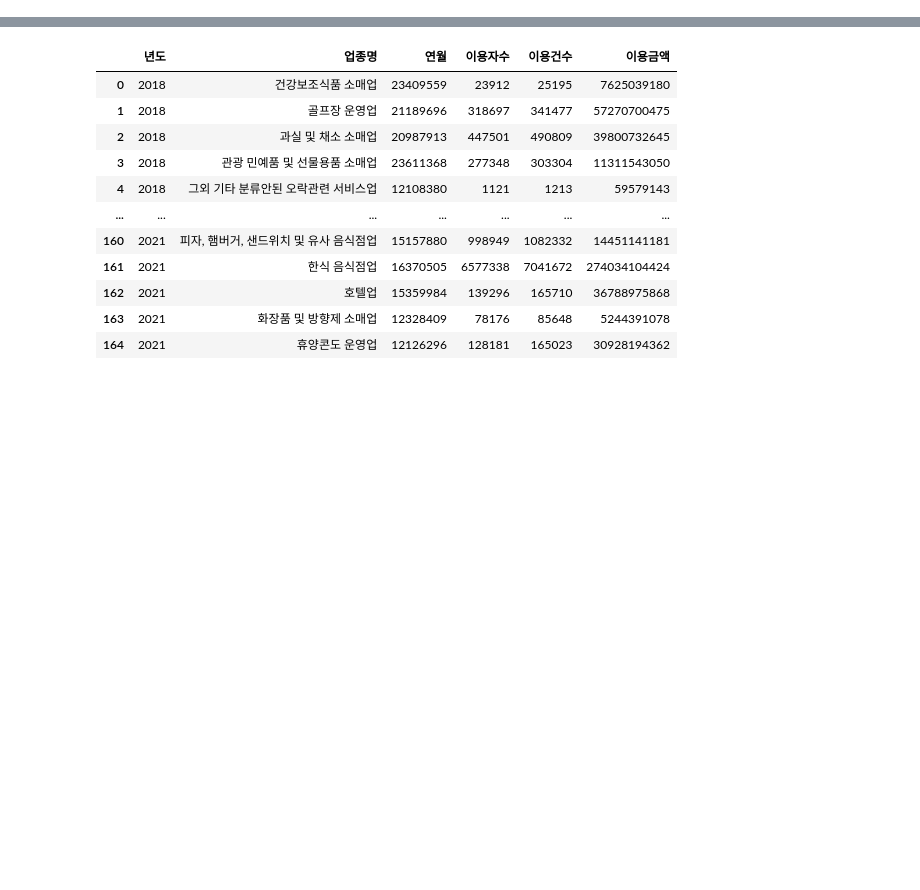
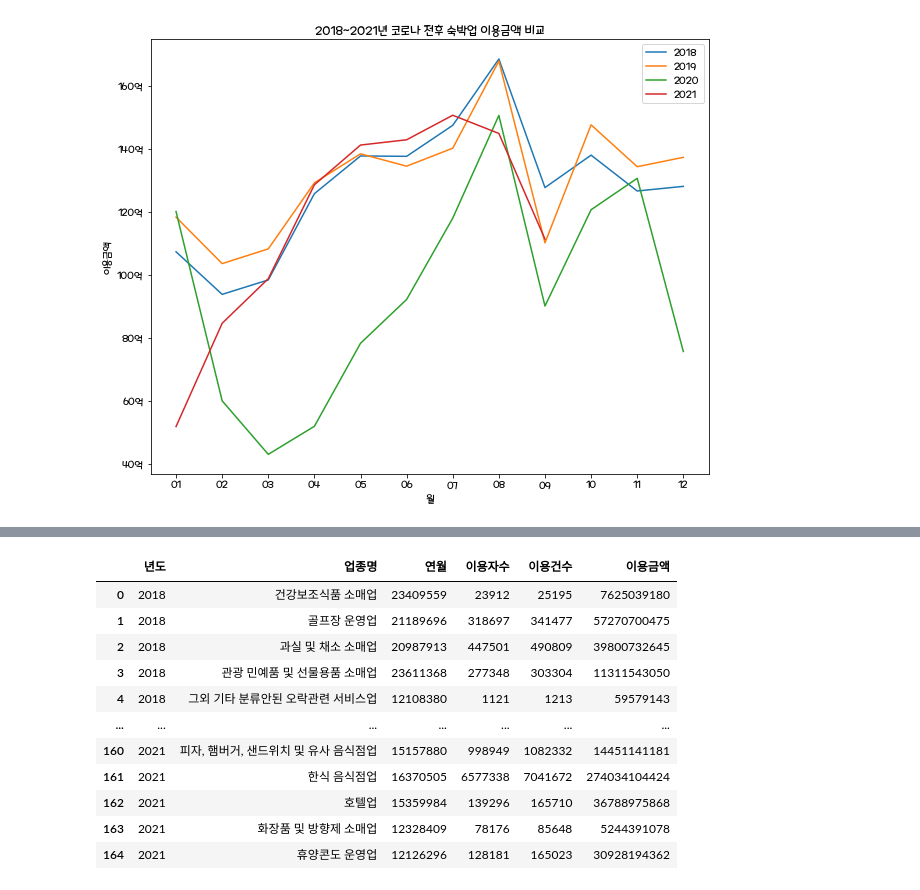
Before and after one commit to jyakler/pythonproject, a Jupyter notebook: category.ipynb, the cells around one changed output, grey strips where cells are left out. Drawn from its saved outputs; the diff is of its cells as text; code cells hidden in the pictures; blank space fills up the shorter version.

```diff
--- a/category.ipynb
+++ b/category.ipynb
@@ -63,0 +17,15 @@ array(['건강보조식품 소매업', '골프장 운영업', '과실 및 채소
+# %%
+temp_data=data
+
+t1=temp_data.groupby(['연월','업종명']).sum()
+t1.reset_index(inplace=True)
+
+
+t1['년도']=t1['연월'].astype('str').str[0:4]
+t1['월']=t1['연월'].astype('str').str[4:]
+# %%
+t1=t1[t1['업종명'].isin(['여관업','호텔업','휴양콘도 운영업'])]
+t1.reset_index(drop=True,inplace=True)
+# %%
+t1=t1.groupby(['연월','년도','월']).sum()
+t1.reset_index(inplace=True)
@@ -63,0 +48,16 @@ array(['건강보조식품 소매업', '골프장 운영업', '과실 및 채소
+# %%
+g=sns.lineplot(x='월',y='이용금액',data=t1[t1['년도']=='2018'],ci=None)#ci=신뢰구간
+sns.lineplot(x='월',y='이용금액',data=t1[t1['년도']=='2019'],ci=None)
+sns.lineplot(x='월',y='이용금액',data=t1[t1['년도']=='2020'],ci=None)
+sns.lineplot(x='월',y='이용금액',data=t1[t1['년도']=='2021'],ci=None)
+# g.set_yticks([1000000000,2000000000,3000000000,4000000000,5000000000,6000000000])
+# g.set_yticklabels(['10억','20억','30억','40억','50억','60억'])
+g.set_yticks([4000000000,6000000000,8000000000,10000000000,12000000000,14000000000,16000000000])
+g.set_yticklabels(['40억','60억','80억','100억','120억','140억','160억'])
+plt.legend(['2018','2019','2020','2021'])
+plt.title('2018~2021년 코로나 전후 숙박업 이용금액 비교')
+#2020년 3월 9월(약한유행) 12월
+#2021년 1월 7~9월
+plt.savefig('graph/코로나전후 숙박업비교.png')
+# %% [output]
+[figure, added]
```
Also changed, not shown: parts of 10 cells of this notebook, 2 other files.
